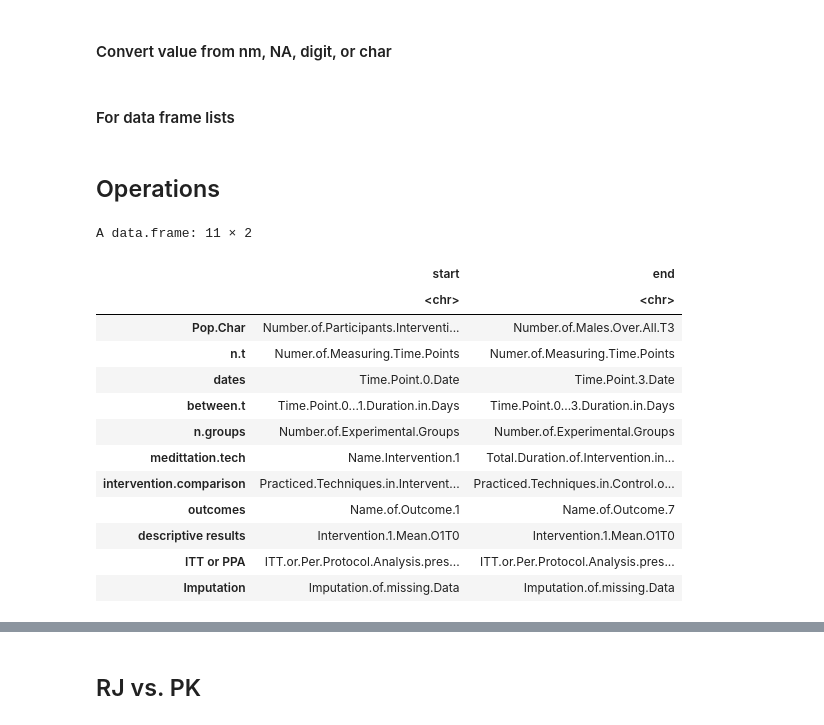
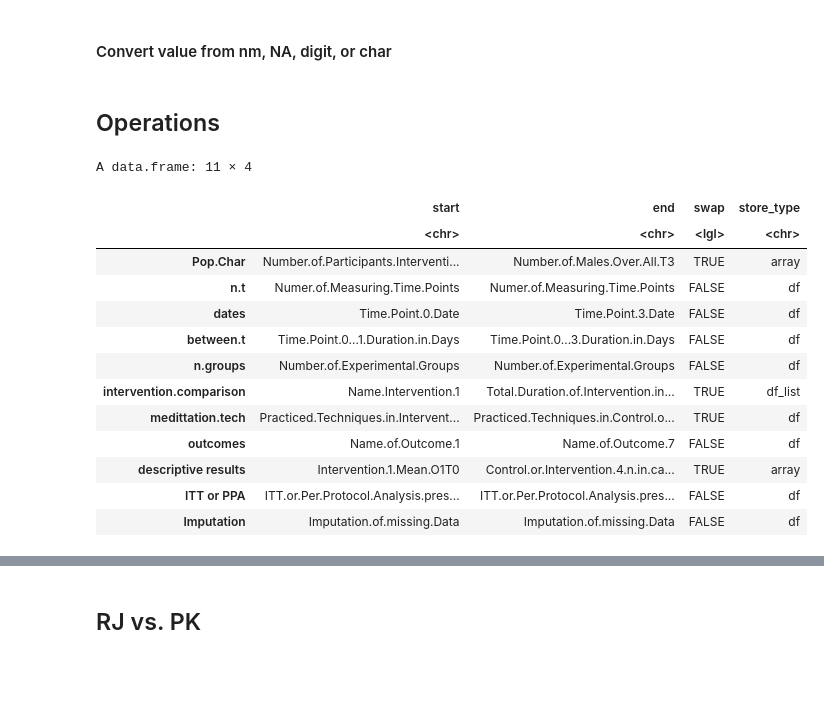
Before and after one commit to abc4322/MA_Meta_Analyses, a Jupyter notebook: Meta.Analysis-find out data extraction inter-rater reliability without pre-processing functions.ipynb, the cells around one changed output, grey strips where cells are left out. Saved outputs shown, nothing was run; the diff lists cells and outputs as text; code cells hidden in the pictures; blank space fills up the shorter version.

Commit message:
added summary table for subgroup analyses

```diff
--- a/Meta.Analysis-find out data extraction inter-rater reliability without pre-processing functions.ipynb
+++ b/Meta.Analysis-find out data extraction inter-rater reliability without pre-processing functions.ipynb
@@ -286,5 +287,3 @@ convert.value <- function(
   }
   extracted.value
 }
-# %% [markdown]
-#### For data frame lists
@@ -358,38 +310,48 @@ clean.data.to.df.list.swap <- function(
 # %%
 # genrate df with column names of data to compare for inter-rater reliablity
 ex.df <- data.frame(
   start = c(
     "Number.of.Participants.Intervention.1.T0",'Numer.of.Measuring.Time.Points', "Time.Point.0.Date", "Time.Point.0...1.Duration.in.Days",
     "Number.of.Experimental.Groups", "Name.Intervention.1", "Practiced.Techniques.in.Intervention.1", "Name.of.Outcome.1",
     "Intervention.1.Mean.O1T0", "ITT.or.Per.Protocol.Analysis.present.", "Imputation.of.missing.Data"
   ),
   end = c(
     "Number.of.Males.Over.All.T3",'Numer.of.Measuring.Time.Points', "Time.Point.3.Date", "Time.Point.0...3.Duration.in.Days",
     "Number.of.Experimental.Groups", "Total.Duration.of.Intervention.in.Days.Control.or.Intervention.4", "Practiced.Techniques.in.Control.or.Intervention.4", "Name.of.Outcome.7",
-    "Intervention.1.Mean.O1T0", "ITT.or.Per.Protocol.Analysis.present.", "Imputation.of.missing.Data"
+    "Control.or.Intervention.4.n.in.case.of.period.O7T3", "ITT.or.Per.Protocol.Analysis.present.", "Imputation.of.missing.Data"
   ),
   row.names = c(
-    "Pop.Char", "n.t", "dates", "between.t", "n.groups", "medittation.tech",
-    "intervention.comparison", "outcomes",
+    "Pop.Char", "n.t", "dates", "between.t", "n.groups",
+    "intervention.comparison", "medittation.tech", "outcomes",
     "descriptive results", "ITT or PPA", "Imputation"
   )
 )
+ex.df <- ex.df |>
+  mutate(
+    swap = case_when(rownames(ex.df) %in% c("Pop.Char", "medittation.tech", "intervention.comparison", "descriptive results") ~ T, T ~ F),
+    store_type = case_when(
+      rownames(ex.df) %in% c("Pop.Char", "descriptive results") ~ "array",
+      rownames(ex.df) %in% c("intervention.comparison") ~ "df_list",
+      T ~ "df",
+    )
+  )
+
 ex.df
 # %% [output]
-A data.frame: 11 × 2
+A data.frame: 11 × 4
-|  | start | end |
-|  | <chr> | <chr> |
-| Pop.Char | Number.of.Participants.Interventi... | Number.of.Males.Over.All.T3 |
-| n.t | Numer.of.Measuring.Time.Points | Numer.of.Measuring.Time.Points |
-| dates | Time.Point.0.Date | Time.Point.3.Date |
-| between.t | Time.Point.0...1.Duration.in.Days | Time.Point.0...3.Duration.in.Days |
-| n.groups | Number.of.Experimental.Groups | Number.of.Experimental.Groups |
-| medittation.tech | Name.Intervention.1 | Total.Duration.of.Intervention.in... |
-| intervention.comparison | Practiced.Techniques.in.Intervent... | Practiced.Techniques.in.Control.o... |
-| outcomes | Name.of.Outcome.1 | Name.of.Outcome.7 |
-| descriptive results | Intervention.1.Mean.O1T0 | Intervention.1.Mean.O1T0 |
-| ITT or PPA | ITT.or.Per.Protocol.Analysis.pres... | ITT.or.Per.Protocol.Analysis.pres... |
-| Imputation | Imputation.of.missing.Data | Imputation.of.missing.Data |
+|  | start | end | swap | store_type |
+|  | <chr> | <chr> | <lgl> | <chr> |
+| Pop.Char | Number.of.Participants.Interventi... | Number.of.Males.Over.All.T3 | TRUE | array |
+| n.t | Numer.of.Measuring.Time.Points | Numer.of.Measuring.Time.Points | FALSE | df |
+| dates | Time.Point.0.Date | Time.Point.3.Date | FALSE | df |
+| between.t | Time.Point.0...1.Duration.in.Days | Time.Point.0...3.Duration.in.Days | FALSE | df |
+| n.groups | Number.of.Experimental.Groups | Number.of.Experimental.Groups | FALSE | df |
+| intervention.comparison | Name.Intervention.1 | Total.Duration.of.Intervention.in... | TRUE | df_list |
+| medittation.tech | Practiced.Techniques.in.Intervent... | Practiced.Techniques.in.Control.o... | TRUE | df |
+| outcomes | Name.of.Outcome.1 | Name.of.Outcome.7 | FALSE | df |
+| descriptive results | Intervention.1.Mean.O1T0 | Control.or.Intervention.4.n.in.ca... | TRUE | array |
+| ITT or PPA | ITT.or.Per.Protocol.Analysis.pres... | ITT.or.Per.Protocol.Analysis.pres... | FALSE | df |
+| Imputation | Imputation.of.missing.Data | Imputation.of.missing.Data | FALSE | df |
 # %%
 # get all columns of interest in one df
 df.of.interest <- my.df |> select(Covidence..:Reviewer.Name, -Title)
```
Also changed, not shown: parts of 29 cells of this notebook, 5 other files.
